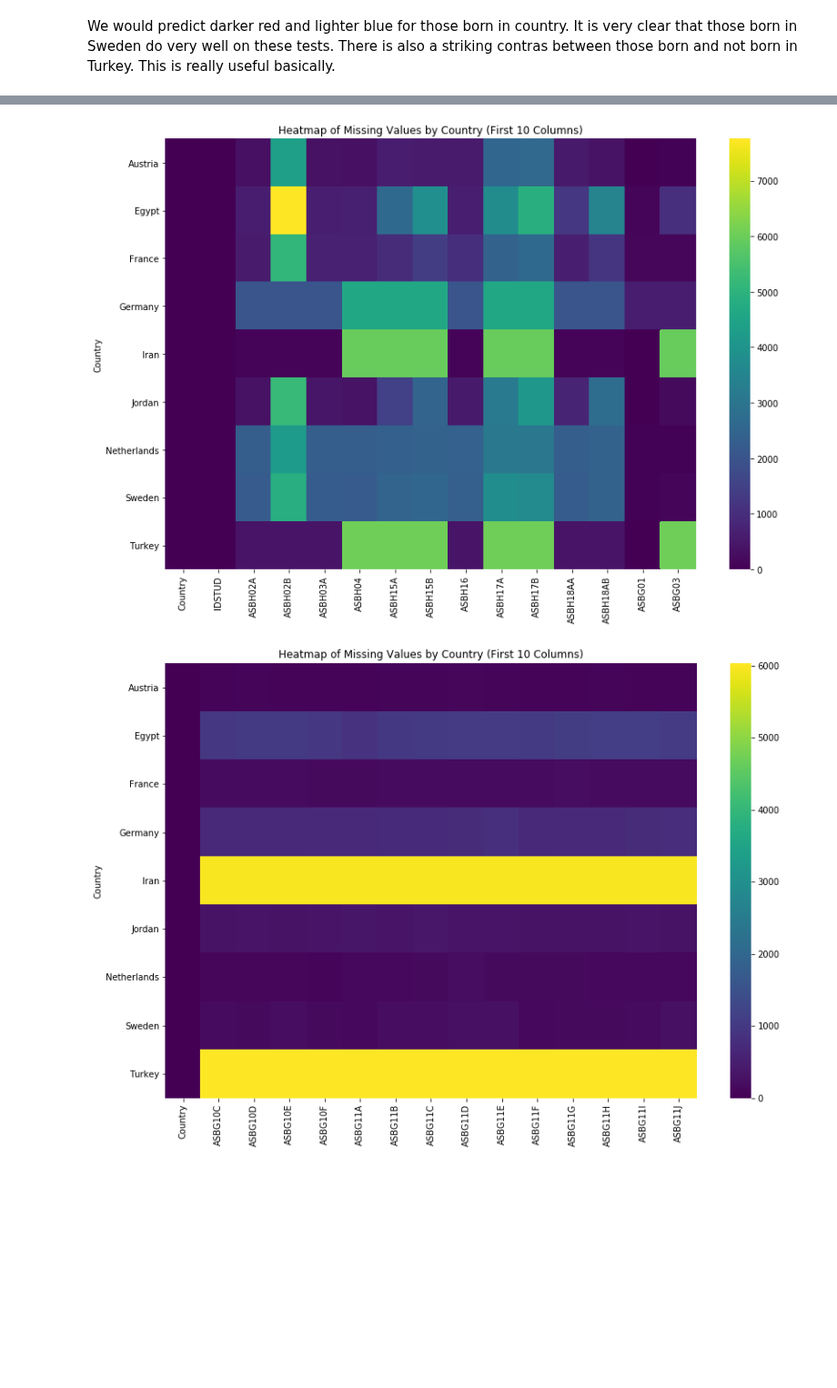
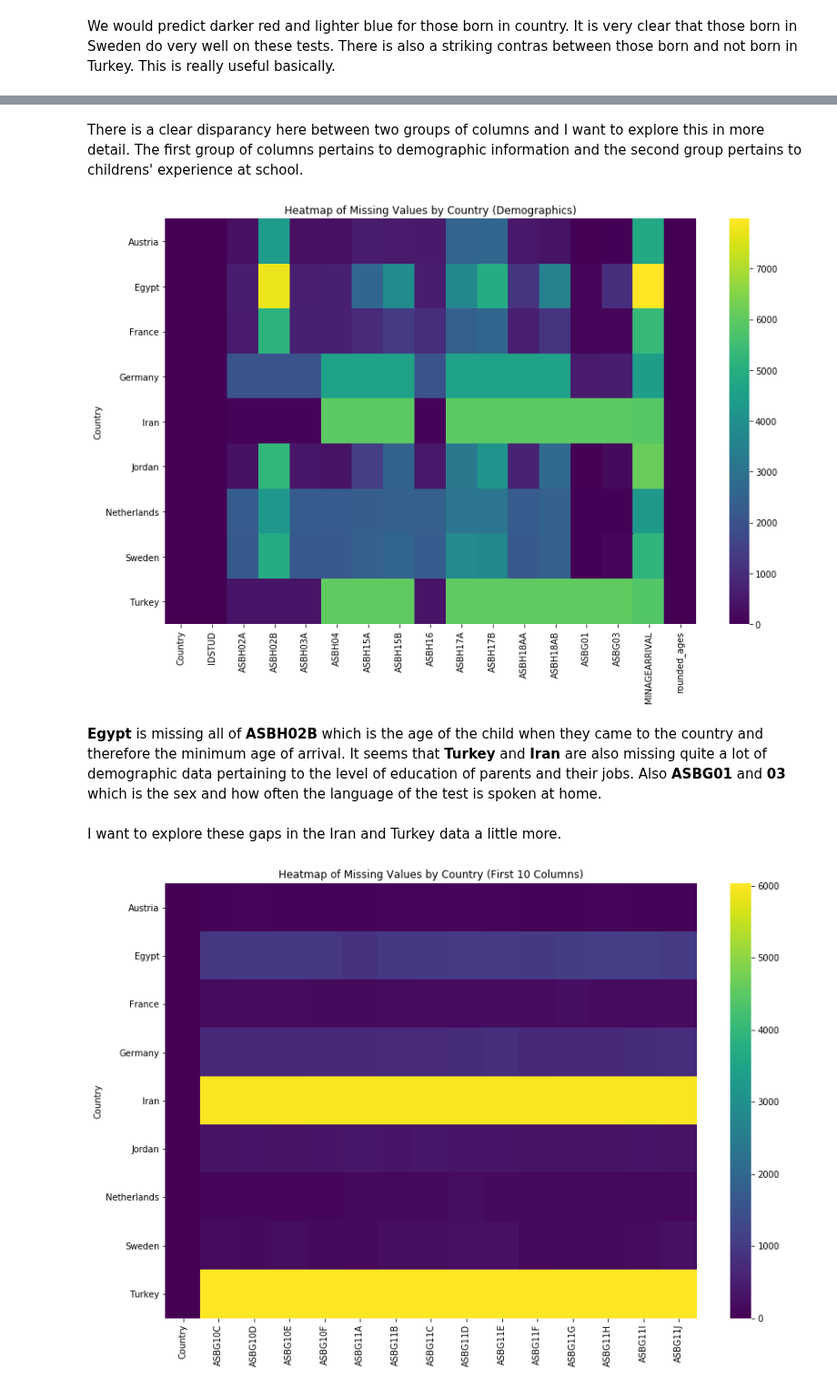
Before and after one commit to SophieESpencer/Comparison, a Jupyter notebook: Practice Analysis.ipynb, the cells around one changed output, grey strips where cells are left out. Shown at 91% size. Saved outputs shown, nothing was run; the diff lists cells and outputs as text; code cells hidden in the pictures; blank space fills up the shorter version.

```diff
--- a/Practice Analysis.ipynb
+++ b/Practice Analysis.ipynb
@@ -3,7 +3,7 @@ import pandas as pd
 import numpy as np
 pd.set_option("display.max_columns", None)
 pd.set_option("display.max_rows", None)
-df= pd.read_excel('Not_fully_clean.xlsx')
+df= pd.read_excel('cleanerdata.xlsx')
 df.info()
 # %% [output]
 <class 'pandas.core.frame.DataFrame'>
@@ -38,3 +40,3 @@ assessment_score_columns = ['ASRREA01', 'ASRREA02', 'ASRREA03', 'ASRREA04', 'ASR
 # %%
-demographic_info_columns = ['Country', 'IDSTUD', 'ASBH02A', 'ASBH02B', 'ASBH03A', 'ASBH04', 'ASBH15A', 'ASBH15B', 'ASBH16', 'ASBH17A', 'ASBH17B', 'ASBH18AA', 'ASBH18AB', 'ASBG01', 'ASBG03']
+demographic_info_columns = ['Country', 'IDSTUD', 'ASBH02A', 'ASBH02B', 'ASBH03A', 'ASBH04', 'ASBH15A', 'ASBH15B', 'ASBH16', 'ASBH17A', 'ASBH17B', 'ASBH18AA', 'ASBH18AB', 'ASBG01', 'ASBG03','MINAGEARRIVAL', 'rounded_ages']
 # %%
@@ -42,7 +44,5 @@ experience_in_school_columns = ['ASBG10C', 'ASBG10D', 'ASBG10E', 'ASBG10F', 'ASB
 # %%
 df = df.drop('AASBG03',axis=1)
-# %%
-df = df.drop('Unnamed: 0',axis=1)
 # %%
 mean_of_belonging = df.groupby('ASBH02A').agg({'ASBG10C': 'mean'})
 print(mean_of_belonging)
@@ -203,20 +203,26 @@ plt.show()
+# %% [markdown]
+There is a clear disparancy here between two groups of columns and I want to explore this in more detail. The first group of columns pertains to demographic information and the second group pertains to childrens' experience at school.
 # %%
 df_demographic = df[demographic_info_columns]
 
 # Perform the Groupby Operation
 grouped_selection_demographic = df_demographic.groupby('Country')
 
 # Aggregate with isnull
 missing_values_demographic = grouped_selection_demographic.apply(lambda x: x.isnull().sum())
 
 # Create the Heatmap
 plt.figure(figsize=(12, 8))
 demographicheatmap = sns.heatmap(missing_values_demographic, annot=False, cmap='viridis', cbar=True)
 
 plt.tight_layout()  # Adjust layout to make room for labels
-plt.title('Heatmap of Missing Values by Country (First 10 Columns)')
+plt.title('Heatmap of Missing Values by Country (Demographics)')
 plt.show()
 # %% [output]
-[figure, old version]
+[figure, new version]
+# %% [markdown]
+**Egypt** is missing all of **ASBH02B** which is the age of the child when they came to the country and therefore the minimum age of arrival. It seems that **Turkey** and **Iran** are also missing quite a lot of demographic data pertaining to the level of education of parents and their jobs. Also **ASBG01** and **03** which is the sex and how often the language of the test is spoken at home.
+# %% [markdown]
+I want to explore these gaps in the Iran and Turkey data a little more.
 # %%
 df_experience = df[experience_in_school_columns]
```
Also changed, not shown: parts of 14 cells of this notebook, 2 other files.
